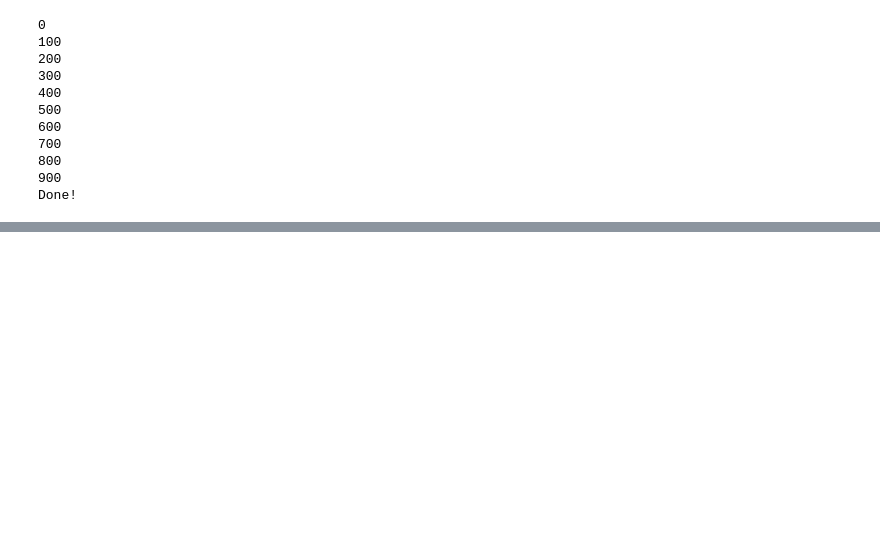
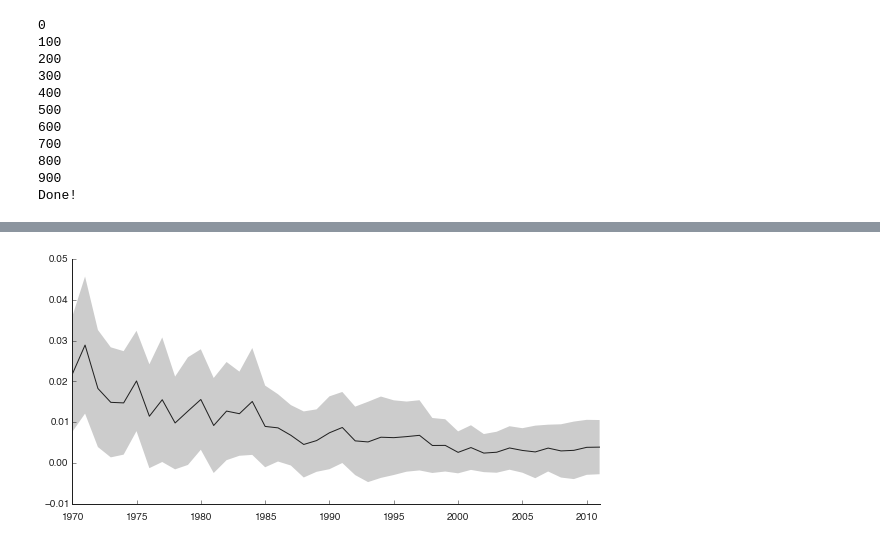
Before and after one commit to samfway/faculty_hiring, a Jupyter notebook: notebooks/IndividualPerformance.ipynb, the cells around one changed output, grey strips where cells are left out. Cells and saved outputs as stored; diff of their text form; code cells hidden in the pictures; blank space fills up the shorter version.

```diff
--- a/notebooks/IndividualPerformance.ipynb
+++ b/notebooks/IndividualPerformance.ipynb
@@ -147,0 +317,21 @@ plt.show()
+# %%
+fig, ax = plt.subplots(figsize=(8,4))
+
+averages = []
+uppers = []
+lowers = []
+
+for year in years:
+    m, l, u = mean_confidence_interval(diffs_by_year[year])
+    averages.append(m)
+    uppers.append(u)
+    lowers.append(l)
+
+ax.fill_between(years, lowers, uppers, color=LIGHT_COLOR, edgecolor="None")
+hide_right_top_axis(ax)
+
+ax.plot(years, averages, color=ALMOST_BLACK)
+ax.set_xlim(1970, 2011)
+plt.show()
+# %% [output]
+[figure, added]
```
Also changed, not shown: parts of 17 cells of this notebook, 1 other file.
